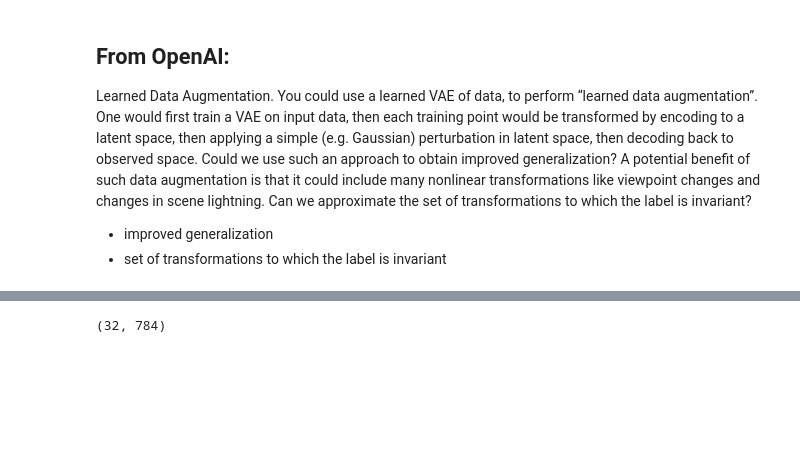
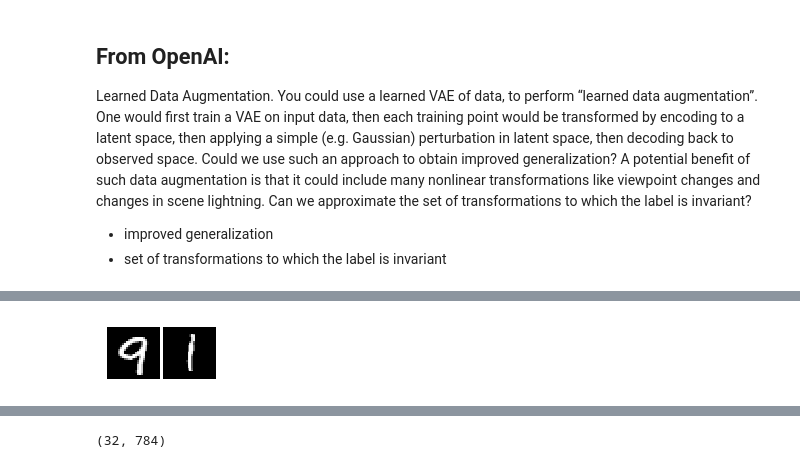
Before and after one commit to LiamConnell/topics_in_generative_modeling, a Jupyter notebook: VAE experiment.ipynb, the cells around one changed output, grey strips where cells are left out. Cells and saved outputs as stored; diff of their text form; code cells hidden in the pictures; blank space fills up the shorter version.

```diff
--- a/VAE experiment.ipynb
+++ b/VAE experiment.ipynb
@@ -267,0 +283,12 @@ plot(np.array([i[0] for i in imgs]))
+# %%
+X_mb,_ = mnist.train.next_batch(mb_size)
+plot(sess.run(X_reshape, feed_dict={X:X_mb})[:2])
+imgs = [sess.run(X_reshape, feed_dict={X:X_mb})]
+mmns=[]
+for i in range(len(tdict)):
+    mm,tt=  sess.run([mdict[i],tdict[i]] , feed_dict={X:X_mb})
+    imgs.append(tt)
+    mmns.append(mm)
+sdf=np.array(mmns)[:,0,:]
+# %% [output]
+[figure, added]
```
Also changed, not shown: parts of 8 cells of this notebook, 9 other files.
